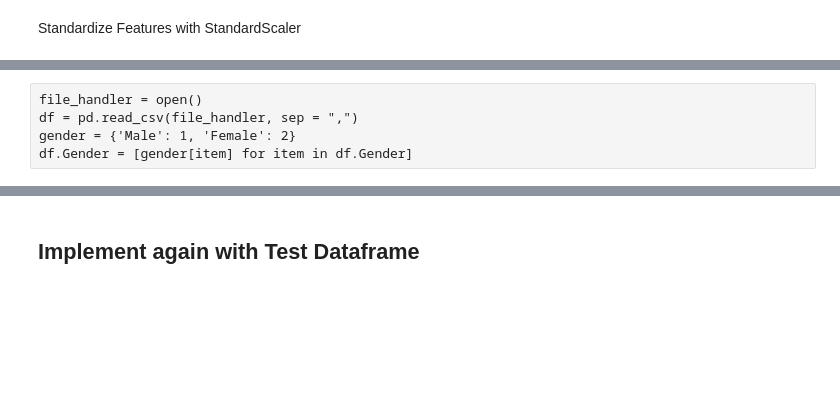
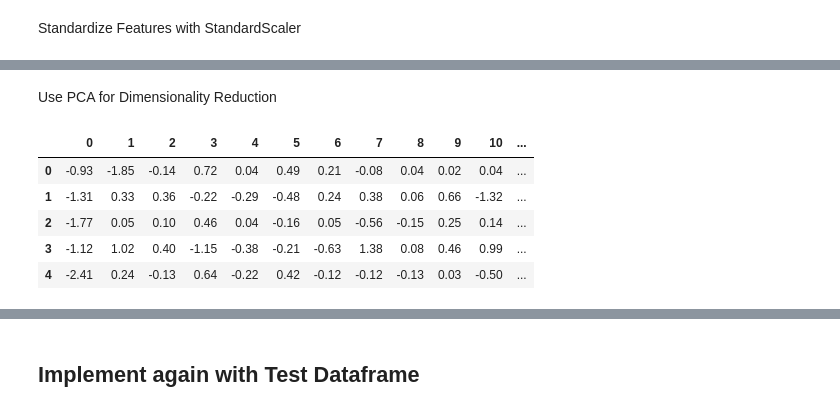
Before and after one commit to mrr28/cs675_midterm, a Jupyter notebook: CS 675 Midterm Project.ipynb, the cells around one changed output, grey strips where cells are left out. Saved outputs shown, nothing was run; the diff lists cells and outputs as text; code cells hidden in the pictures; blank space fills up the shorter version.

```diff
--- a/CS 675 Midterm Project.ipynb
+++ b/CS 675 Midterm Project.ipynb
@@ -195,10 +146,10 @@ train1_df = train1_df.drop(['GarageQual','GarageCond'],axis=1)
 # %% [markdown]
 New Feature 5: Exterior Overall Quality
 # %%
-exterior = {'Ex': 5, 'Gd': 4, 'TA': 3, 'Fa': 2, 'Po': 1}
-train1_df.ExterQual = [exterior[item] for item in train1_df.ExterQual]
-train1_df.ExterCond = [exterior[item] for item in train1_df.ExterCond]
+exterior = {'Ex': 5, 'Gd': 4, 'TA': 3, 'Fa': 2, 'Po': 1, 'NA': 0}
+train_df.ExterQual = [exterior[item] for item in train_df.ExterQual]
+train_df.ExterCond = [exterior[item] for item in train_df.ExterCond]
 
-train1_df['GarageOverall'] = ((train1_df['ExterQual']+train1_df['ExterCond'])/2)
+train_df['ExterOverall'] = ((train_df['ExterQual']+train_df['ExterCond'])/2)
 
-train1_df = train1_df.drop(['ExterQual','ExterCond'],axis=1)
+train_df = train_df.drop(['ExterQual','ExterCond'],axis=1)
@@ -286,5 +246,14 @@ ValueError: could not convert string to float: 'RL'
-# %% [raw]
-file_handler = open()
-df = pd.read_csv(file_handler, sep = ",")
-gender = {'Male': 1, 'Female': 2}
-df.Gender = [gender[item] for item in df.Gender]
+# %% [markdown]
+Use PCA for Dimensionality Reduction
+# %%
+pca = PCA()
+x_pca = pca.fit_transform(data_scale)
+x_pca = pd.DataFrame(x_pca)
+x_pca.head()
+# %% [output]
+|  | 0 | 1 | 2 | 3 | 4 | 5 | 6 | 7 | 8 | 9 | 10 | ... |
+| 0 | -0.93 | -1.85 | -0.14 | 0.72 | 0.04 | 0.49 | 0.21 | -0.08 | 0.04 | 0.02 | 0.04 | ... |
+| 1 | -1.31 | 0.33 | 0.36 | -0.22 | -0.29 | -0.48 | 0.24 | 0.38 | 0.06 | 0.66 | -1.32 | ... |
+| 2 | -1.77 | 0.05 | 0.10 | 0.46 | 0.04 | -0.16 | 0.05 | -0.56 | -0.15 | 0.25 | 0.14 | ... |
+| 3 | -1.12 | 1.02 | 0.40 | -1.15 | -0.38 | -0.21 | -0.63 | 1.38 | 0.08 | 0.46 | 0.99 | ... |
+| 4 | -2.41 | 0.24 | -0.13 | 0.64 | -0.22 | 0.42 | -0.12 | -0.12 | -0.13 | 0.03 | -0.50 | ... |
```
Also changed, not shown: parts of 57 cells of this notebook.
